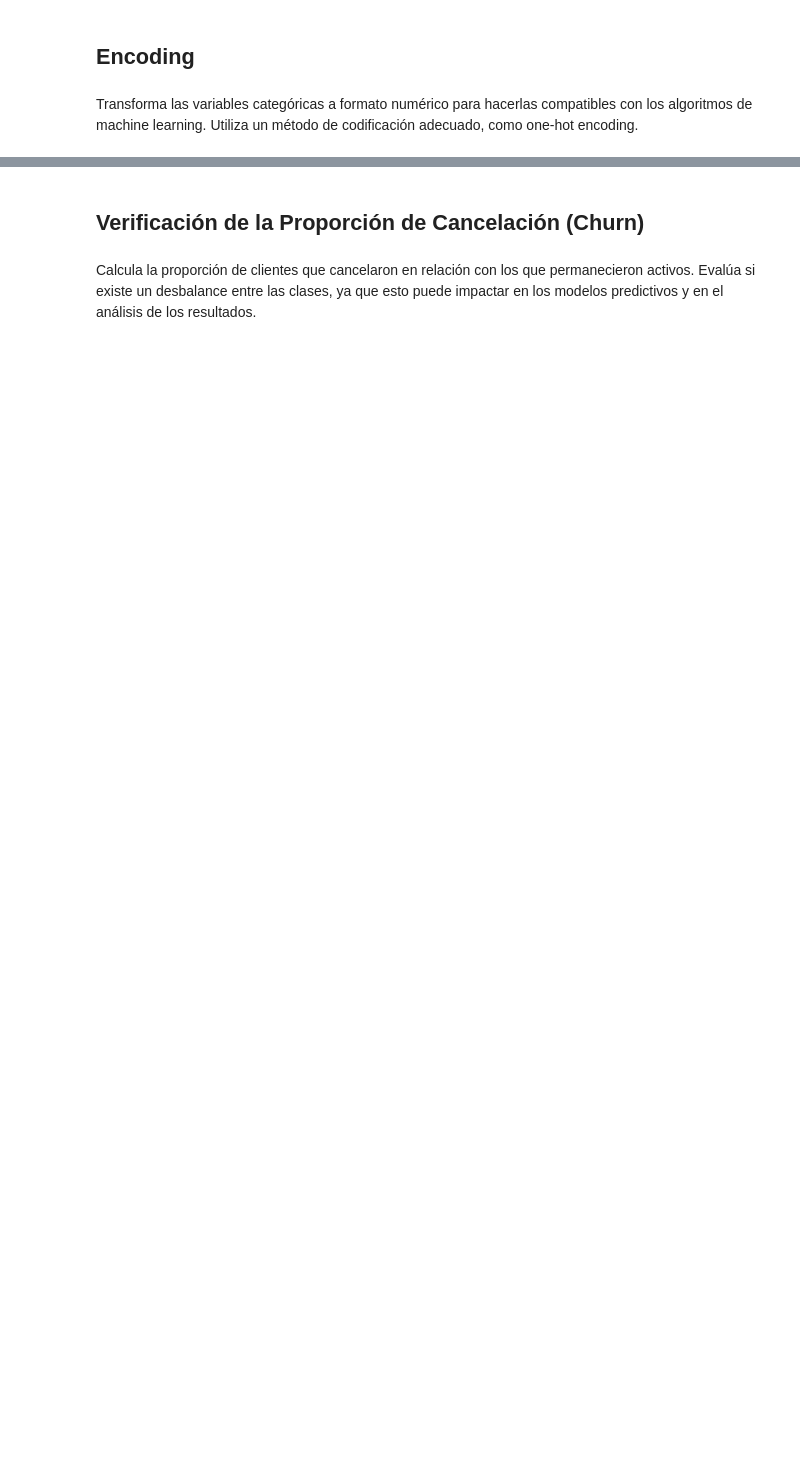
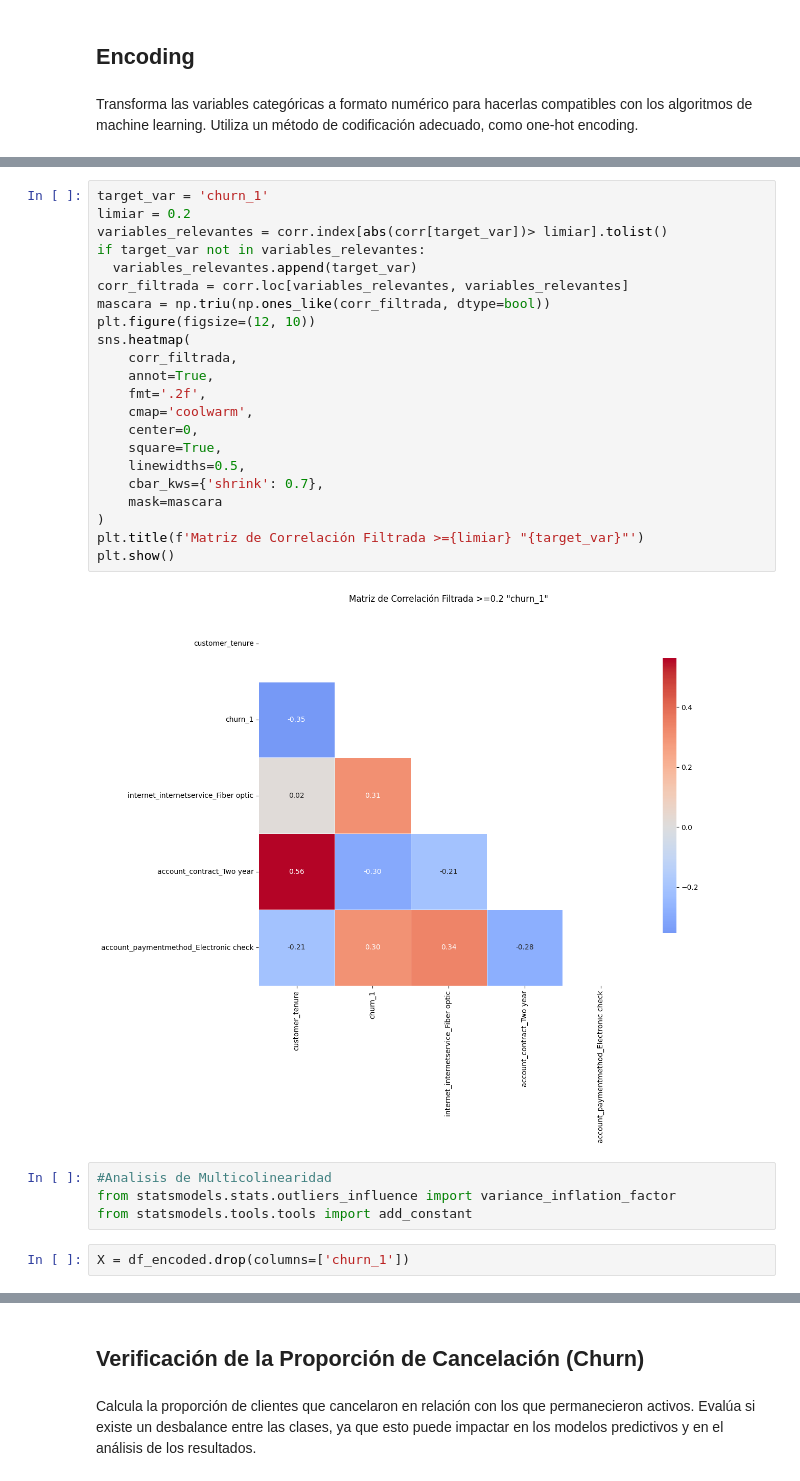
Before and after one commit to AndresCMontejo/TelecomX_proyecto_parte2, a Jupyter notebook: Proyecto_TelecomX_Parte2.ipynb, the cells around one changed output, grey strips where cells are left out. Drawn from its saved outputs; the diff is of its cells as text; blank space fills up the shorter version.

```diff
--- a/Proyecto_TelecomX_Parte2.ipynb
+++ b/Proyecto_TelecomX_Parte2.ipynb
@@ -91,0 +257,30 @@ Forma del dataset codificado: (7267, 1019)
+# %%
+target_var = 'churn_1'
+limiar = 0.2
+variables_relevantes = corr.index[abs(corr[target_var])> limiar].tolist()
+if target_var not in variables_relevantes:
+  variables_relevantes.append(target_var)
+corr_filtrada = corr.loc[variables_relevantes, variables_relevantes]
+mascara = np.triu(np.ones_like(corr_filtrada, dtype=bool))
+plt.figure(figsize=(12, 10))
+sns.heatmap(
+    corr_filtrada,
+    annot=True,
+    fmt='.2f',
+    cmap='coolwarm',
+    center=0,
+    square=True,
+    linewidths=0.5,
+    cbar_kws={'shrink': 0.7},
+    mask=mascara
+)
+plt.title(f'Matriz de Correlación Filtrada >={limiar} "{target_var}"')
+plt.show()
+# %% [output]
+[figure, added]
+# %%
+#Analisis de Multicolinearidad
+from statsmodels.stats.outliers_influence import variance_inflation_factor
+from statsmodels.tools.tools import add_constant
+# %%
+X = df_encoded.drop(columns=['churn_1'])
```
Also changed, not shown: parts of 48 cells of this notebook.
